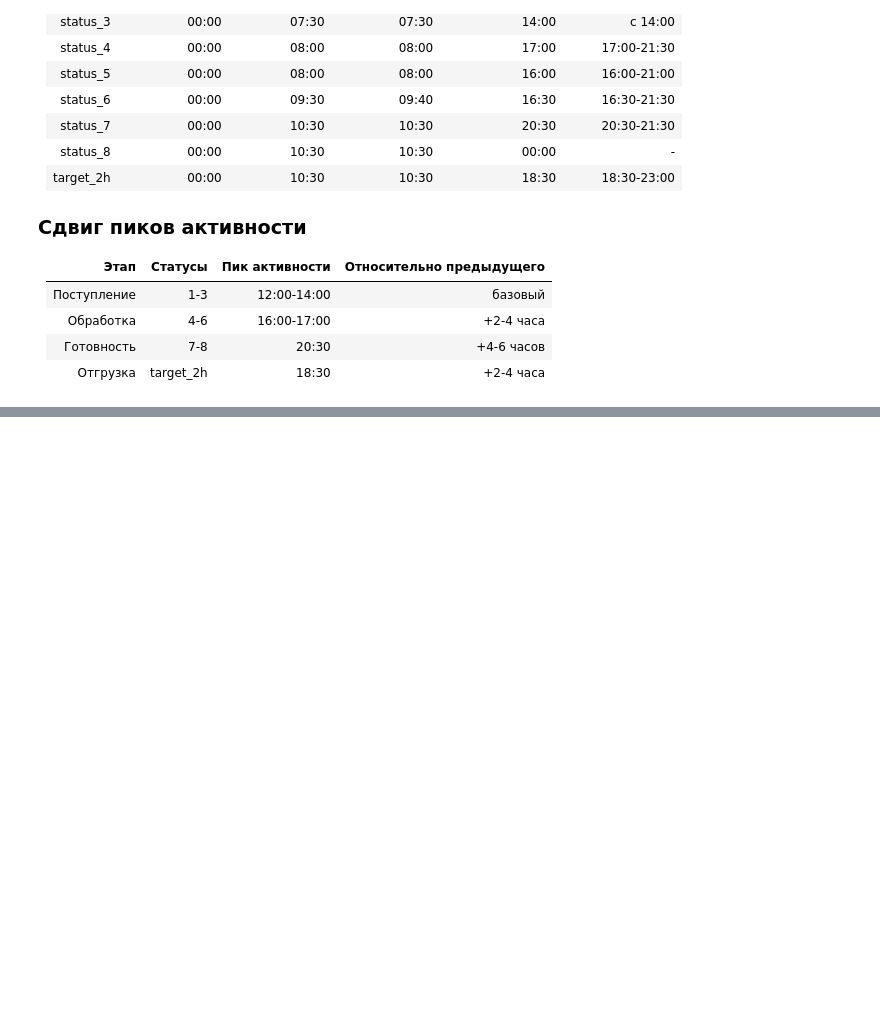
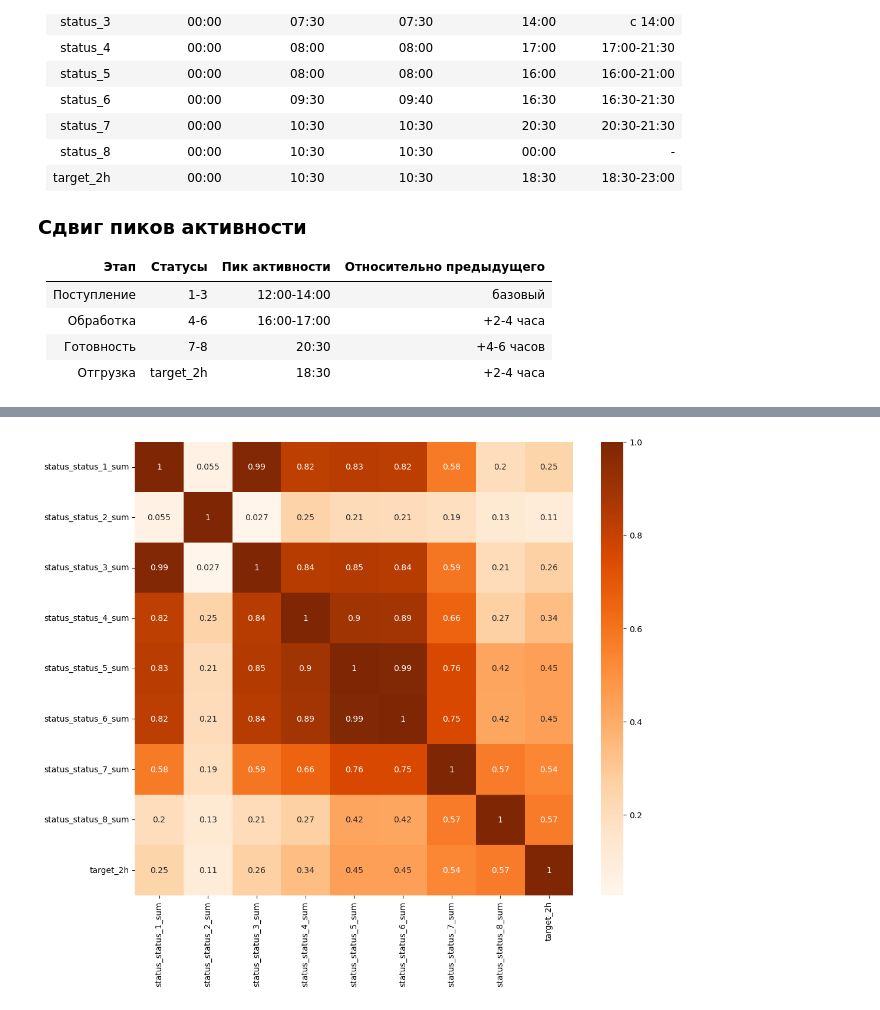
Before and after one commit to Makiavelly/Warehouse-logistics-automation-RWB, a Jupyter notebook: WarehouseLogisticsAutomation.ipynb, the cells around one changed output, grey strips where cells are left out. Cells and saved outputs as stored; diff of their text form; code cells hidden in the pictures; blank space fills up the shorter version.

```diff
--- a/WarehouseLogisticsAutomation.ipynb
+++ b/WarehouseLogisticsAutomation.ipynb
@@ -354,3 +357,6 @@ density_dayweek_time()
 | Обработка | 4-6 | 16:00-17:00 | +2-4 часа |
 | Готовность | 7-8 | 20:30 | +4-6 часов |
 | Отгрузка | target_2h | 18:30 | +2-4 часа |
+# %%
+rolling_window_sum_status = pd.DataFrame()
+rolling_window_sum_status
@@ -356,0 +365,6 @@ density_dayweek_time()
+# %%
+for feature in variable_features[:-1]:
+    rolling_window_sum_status[f'status_{feature}_sum'] = df[feature].rolling(window=4).sum()
+
+rolling_window_sum_status['target_2h'] = df['target_2h']
+rolling_window_sum_status
@@ -356,0 +385,3 @@ density_dayweek_time()
+# %%
+corr = rolling_window_sum_status.iloc[3:].corr(method='spearman')
+corr
@@ -356,0 +399,6 @@ density_dayweek_time()
+# %%
+plt.figure(figsize=(12,10))
+sns.heatmap(corr, cmap='Oranges', annot=True)
+plt.show()
+# %% [output]
+[figure, added]
```
Also changed, not shown: parts of 18 cells of this notebook.
